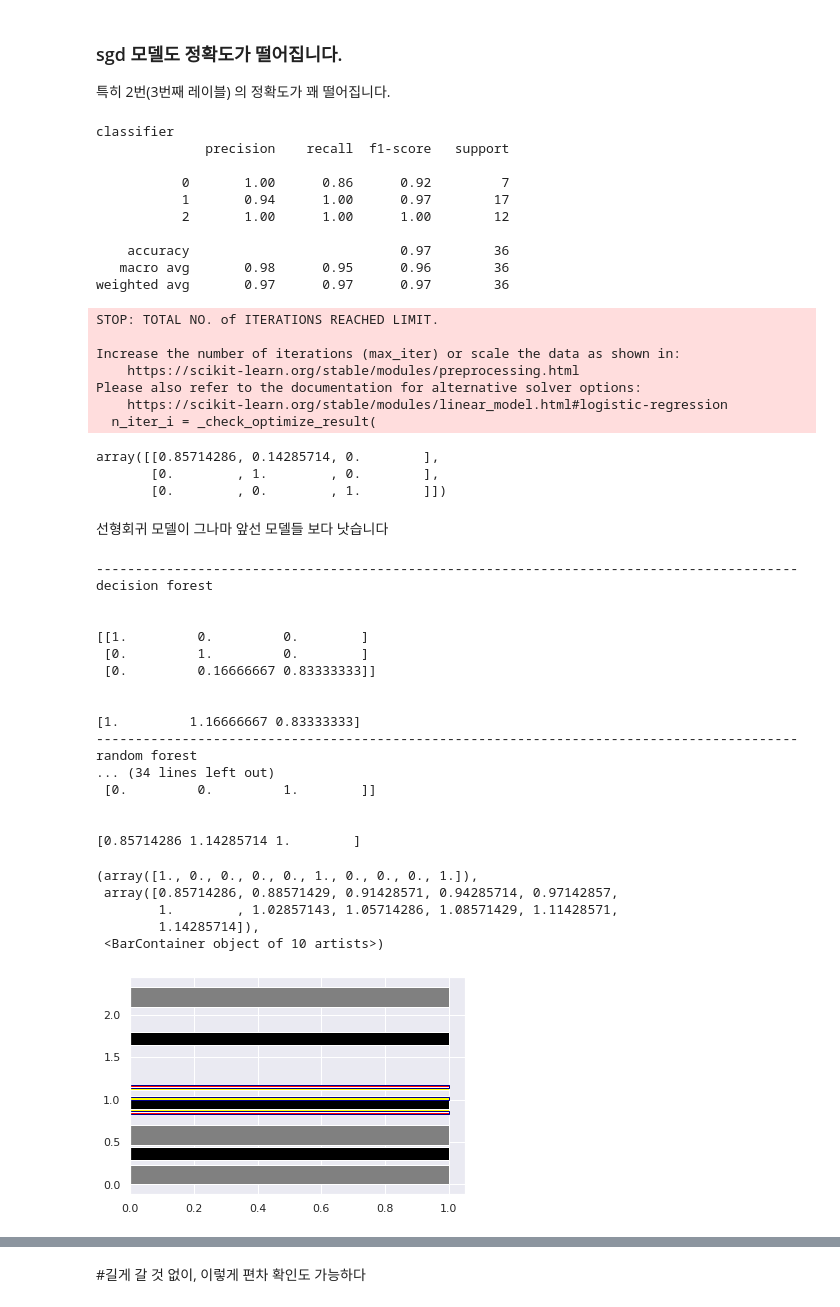
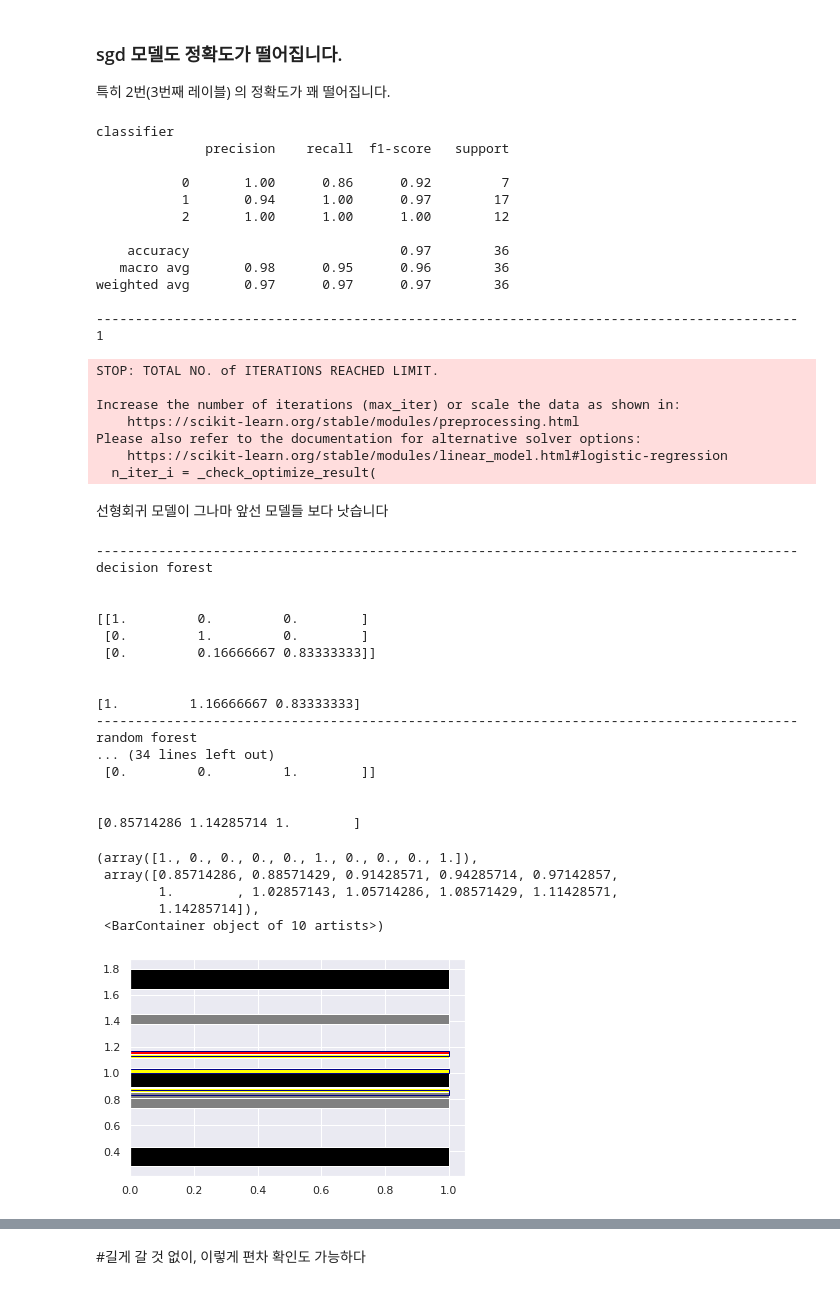
Before and after one commit to Futuremine97/-E02-__Load_Digits, a Jupyter notebook: [E-02]Load_wine.ipynb, the cells around one changed output, grey strips where cells are left out. Drawn from its saved outputs; the diff is of its cells as text; code cells hidden in the pictures.

```diff
--- a/[E-02]Load_wine.ipynb
+++ b/[E-02]Load_wine.ipynb
@@ -228,6 +263,14 @@ total = np.sum(array, axis = 1)
 array5 = array / total[:,None]
 t5 = array5
 array5
+
+print('-'*90)
+sum5 = 0
+for i in range(array5.shape[0]):
+    for j in range (array5.shape[1]):
+        if j != i:
+            sum5 = sum5 + array[i][j]
+print(sum5)
 # %% [output]
 classifier
               precision    recall  f1-score   support
@@ -239,6 +282,9 @@ classifier
     accuracy                           0.97        36
    macro avg       0.98      0.95      0.96        36
 weighted avg       0.97      0.97      0.97        36
+
+------------------------------------------------------------------------------------------
+1
 STOP: TOTAL NO. of ITERATIONS REACHED LIMIT.
 
 Increase the number of iterations (max_iter) or scale the data as shown in:
@@ -246,9 +292,6 @@ Increase the number of iterations (max_iter) or scale the data as shown in:
 Please also refer to the documentation for alternative solver options:
     https://scikit-learn.org/stable/modules/linear_model.html#logistic-regression
   n_iter_i = _check_optimize_result(
-array([[0.85714286, 0.14285714, 0.        ],
-       [0.        , 1.        , 0.        ],
-       [0.        , 0.        , 1.        ]])
 # %% [markdown]
 선형회귀 모델이 그나마 앞선 모델들 보다 낫습니다
 # %%
@@ -296,35 +339,34 @@ print('logistic model')
 print('\n')
 print(t5)
 print('\n')
 x6 = t5.sum(axis = 0)
 print(x6)
-x7= np.transpose(x5)
 seaborn.set()
 plt.hist(x6, histtype = 'barstacked',orientation = 'horizontal',color ='yellow')
 # %% [output]
 ------------------------------------------------------------------------------------------
 decision forest
 
 
 [[1.         0.         0.        ]
  [0.         1.         0.        ]
  [0.         0.16666667 0.83333333]]
 
 
 [1.         1.16666667 0.83333333]
 ------------------------------------------------------------------------------------------
 random forest
 ... (34 lines left out)
  [0.         0.         1.        ]]
 
 
 [0.85714286 1.14285714 1.        ]
 (array([1., 0., 0., 0., 0., 1., 0., 0., 0., 1.]),
  array([0.85714286, 0.88571429, 0.91428571, 0.94285714, 0.97142857,
         1.        , 1.02857143, 1.05714286, 1.08571429, 1.11428571,
         1.14285714]),
  <BarContainer object of 10 artists>)
-[figure, old version]
+[figure, new version]
 # %%
 
 
```
Also changed, not shown: parts of 15 cells of this notebook, 1 other file.
